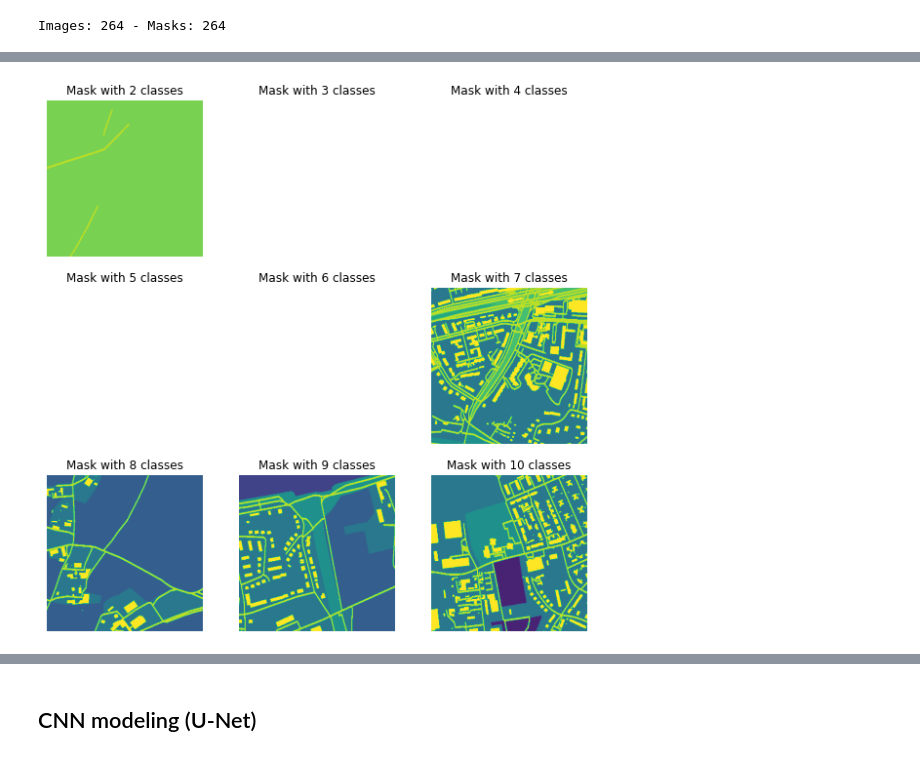
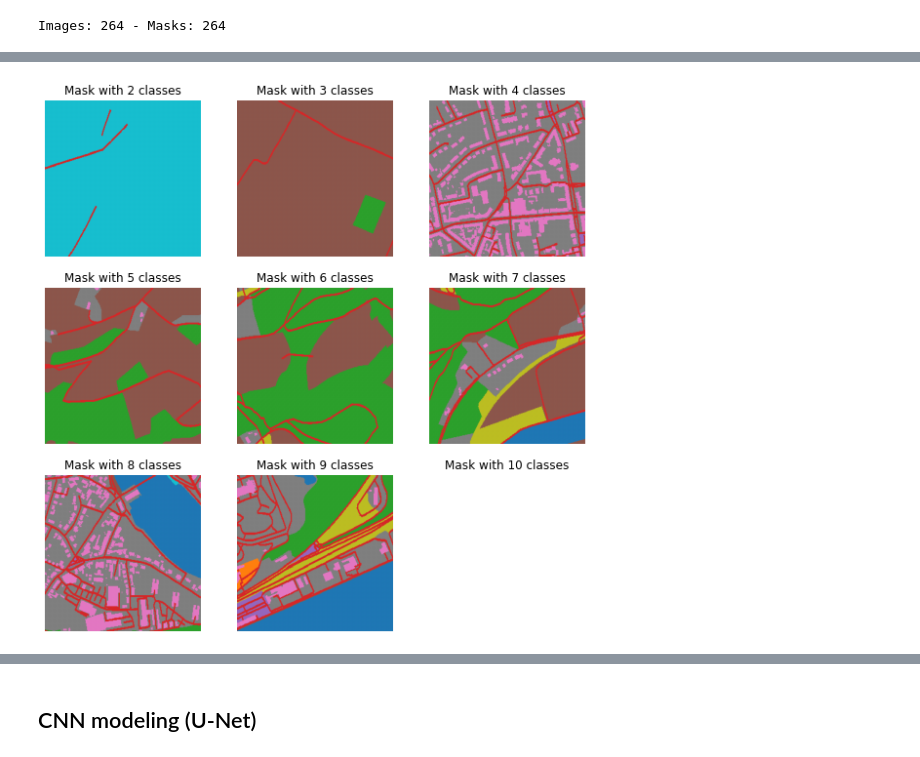
Before and after one commit to bensh3/musa-650-final-project, a Jupyter notebook: main.ipynb, the cells around one changed output, grey strips where cells are left out. Cells and saved outputs as stored; diff of their text form; code cells hidden in the pictures.

```diff
--- a/main.ipynb
+++ b/main.ipynb
@@ -61,6 +89,15 @@ print(f"Images: {len(filesImg)} - Masks: {len(filesMsk)}")
 LEN_DATA = len(filesImg)
 # %% [output]
 Images: 264 - Masks: 264
+# %%
+classSel = {0: 0, 1: 0, 2: 0, 3: 0, 4: 0, 5: 1, 6: 2, 7: 3, 8: 4, 9: 5}
+
+masks_recoded = np.zeros_like(arrMskS)
+
+for k, v in classSel.items():
+    masks_recoded[arrMskS == k] = v
+
+show_img_mask(arrImgS, recode2cmap(masks_recoded), 4)
 # %%
 def read_image(dir):
     x = cv2.imread(dir, cv2.IMREAD_COLOR)
@@ -70,15 +107,19 @@ def read_image(dir):
 
 def read_mask(dir):
     x = cv2.imread(dir, cv2.IMREAD_GRAYSCALE)
-    x = cv2.resize(x, (512,512))
+    x = cv2.resize(x, (512,512), interpolation=cv2.INTER_NEAREST)
     x = np.expand_dims(x, axis=-1)
     x = x.astype(np.uint8)
-    return x
+    recodes = {1: 0, 2: 1, 3: 2, 4: 3, 5: 4, 6: 5, 7: 6, 8: 7, 9: 8, 10: 9}
+    x_recoded = np.zeros_like(x)
+    for k, v in recodes.items():
+        x_recoded[x == k] = v
+    return x_recoded
 
 def show_img_mask(arrImg, arrMsk, i):
     plt.figure(figsize=(18, 18))
     title = ['Input Image', 'True Mask']
-    display_list = [arrImg[i,:,:,:],arrMsk[i,:,:,:]]
+    display_list = [arrImg[i,:,:,:],seg2rgb(arrMsk[i,:,:,:])]
     for j in range(len(display_list)):
         plt.subplot(1, len(display_list), j+1)
         plt.title(title[j])
@@ -133,19 +174,19 @@ def getMasksClasses(masklist, numClasses):
 # %%
 # get classes by masks
 mskByClass = getMasksClasses(arrMskS, NUM_CLASSES)
 
 # plot examples of images with different numbers of classes
 fig, axes = plt.subplots(figsize=(10, 10), nrows=3, ncols=3, sharey=True)
 [axi.set_axis_off() for axi in axes.ravel()]
 
-for i in range(1, NUM_CLASSES):
+for i in range(0, NUM_CLASSES):
   ax = axes.flatten()[i-1]
   ax.set_title(f'Mask with {i+1} classes')
   classMsk = arrMskS[mskByClass[i+1]]
   if np.any(classMsk):
-    ax.imshow(arrMskS[mskByClass[i+1][np.random.randint(classMsk.shape[0])]], vmin=0, vmax=NUM_CLASSES)
+    ax.imshow(seg2rgb(arrMskS[mskByClass[i+1][np.random.randint(classMsk.shape[0])]]), vmin=0, vmax=NUM_CLASSES)
 # %% [output]
-[figure, old version]
+[figure, new version]
 # %%
 # get total of images per number of classes present
 totByClass = [mskByClass[i].shape[0] for i in range(1,NUM_CLASSES+1)]
```
Also changed, not shown: parts of 26 cells of this notebook, 1 other file.
